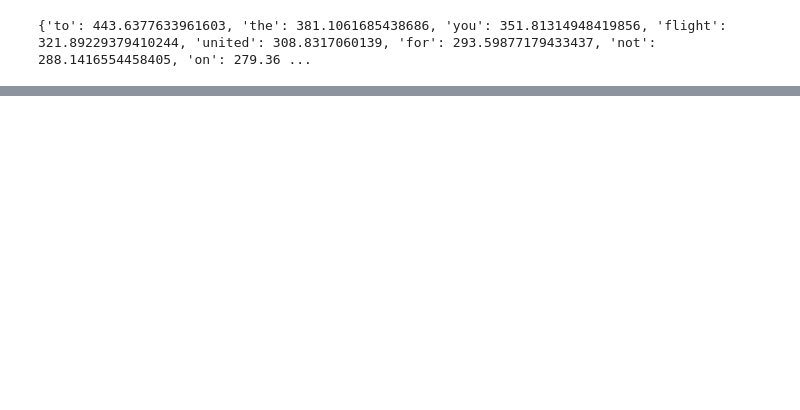
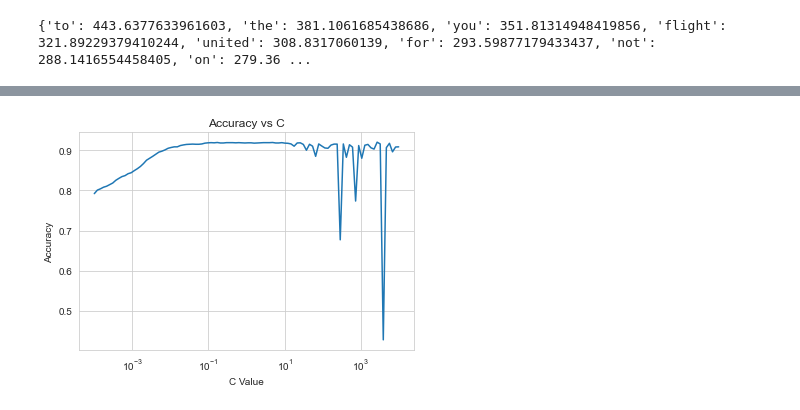
Before and after one commit to ahsun-tariq/cs-534-ia4, a Jupyter notebook: IA4 (1).ipynb, the cells around one changed output, grey strips where cells are left out. Cells and saved outputs as stored; diff of their text form; code cells hidden in the pictures; blank space fills up the shorter version.

```diff
--- a/IA4 (1).ipynb
+++ b/IA4 (1).ipynb
@@ -1024,5 +783,5 @@ c_value 10.0 score 0.9202222222222223
 # %%
-x_val  = transform_input(features_val,vocab,ge)
+x_val  = average_embeddings(features_val,vocab,ge)
 sparse_x_val = csr_matrix(x_val)
 # %%
 c_values = numpy.logspace(-4, 4, 100)
@@ -1071,0 +831,4 @@ c_value 7.054802310718645 score 0.9188
+# %%
+score_c(scores,c_values)
+# %% [output]
+[figure, added]
```
Also changed, not shown: parts of 48 cells of this notebook, 8 other files.
